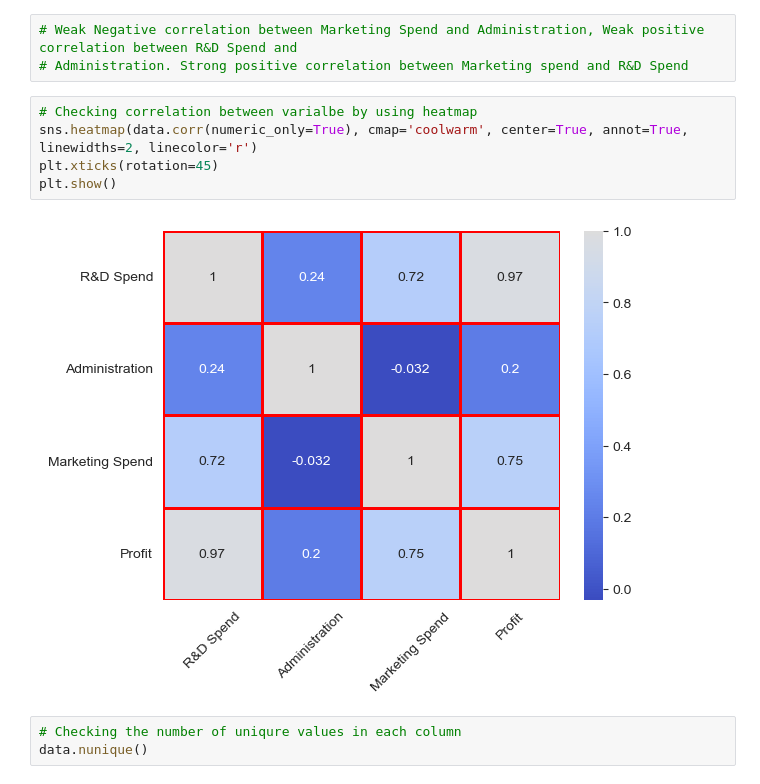
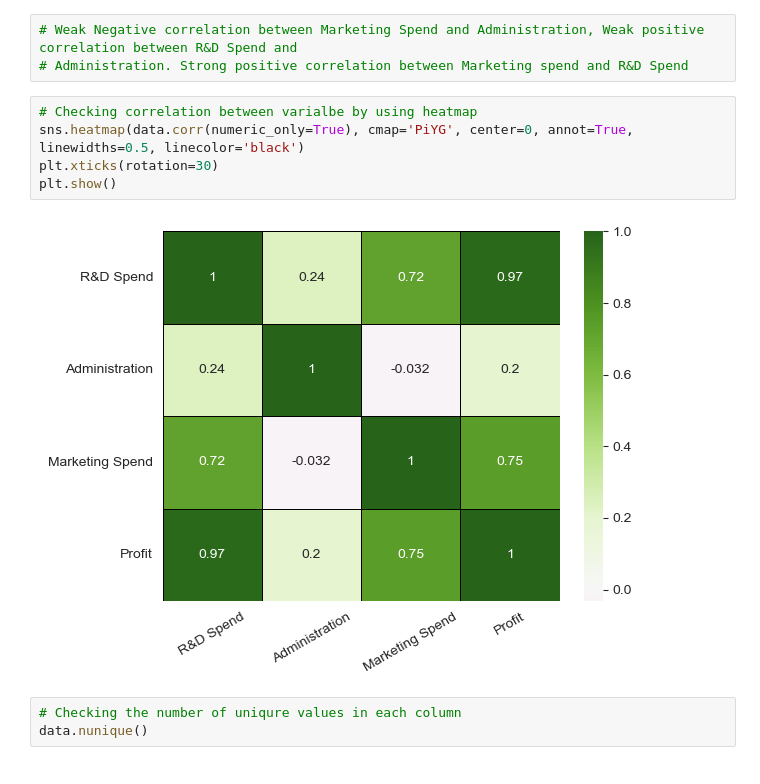
Before and after one commit to rajeshpabbati/artificial_intelligence, a Jupyter notebook: MLR and Logistic Regression/MLR_50_Startups.ipynb, the cells around one changed output. Cells and saved outputs as stored; diff of their text form.

```diff
--- a/MLR and Logistic Regression/MLR_50_Startups.ipynb
+++ b/MLR and Logistic Regression/MLR_50_Startups.ipynb
@@ -119,11 +119,11 @@ data.corr(numeric_only=True)
 # Administration. Strong positive correlation between Marketing spend and R&D Spend
 # %%
 # Checking correlation between varialbe by using heatmap
-sns.heatmap(data.corr(numeric_only=True), cmap='coolwarm', center=True, annot=True, linewidths=2, linecolor='r')
-plt.xticks(rotation=45)
+sns.heatmap(data.corr(numeric_only=True), cmap='PiYG', center=0, annot=True, linewidths=0.5, linecolor='black')
+plt.xticks(rotation=30)
 plt.show()
 # %% [output]
-[figure, old version]
+[figure, new version]
 # %%
 # Checking the number of uniqure values in each column
 data.nunique()
```
Also changed, not shown: parts of 2 cells of this notebook.
